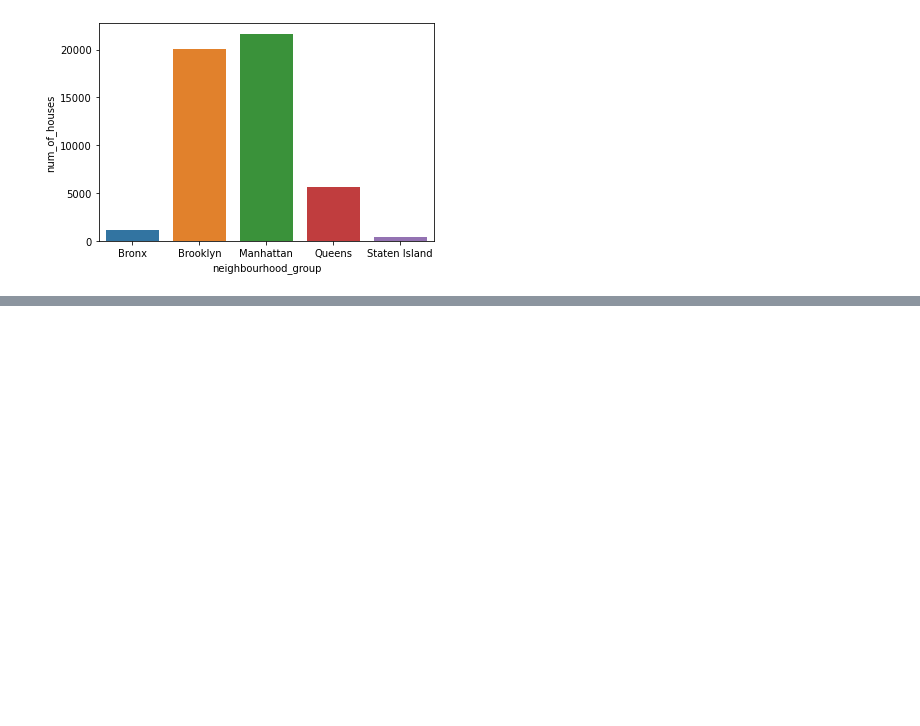
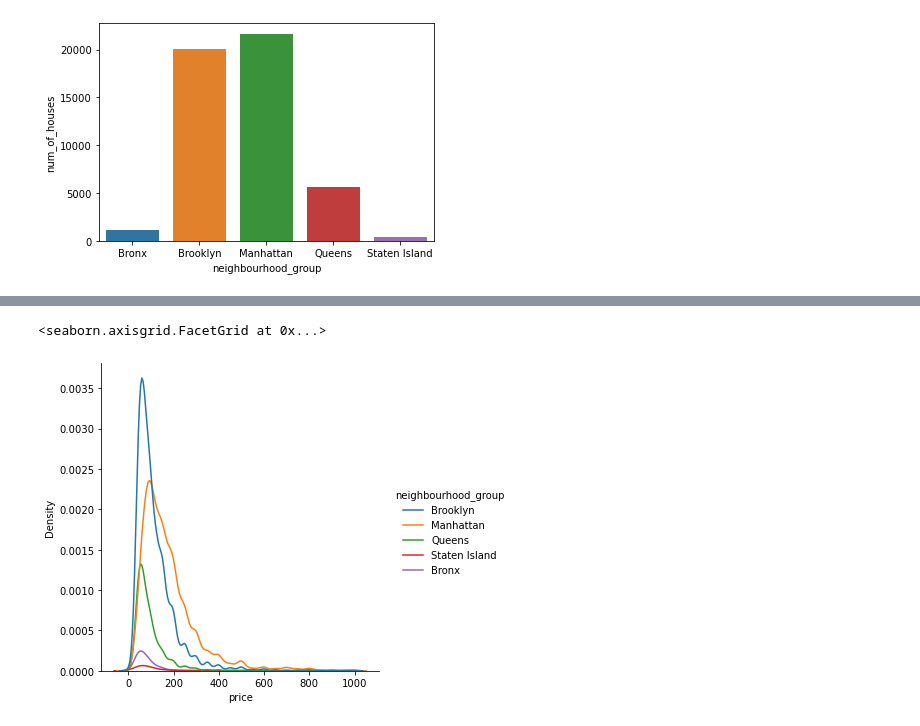
Before and after one commit to imnikhilanand/NYC-AirBNB-Open-Data-Analysis, a Jupyter notebook: notebooks/EDA.ipynb, the cells around one changed output, grey strips where cells are left out. Saved outputs shown, nothing was run; the diff lists cells and outputs as text; code cells hidden in the pictures; blank space fills up the shorter version.

```diff
--- a/notebooks/EDA.ipynb
+++ b/notebooks/EDA.ipynb
@@ -101,0 +126,7 @@ house_per_neighborhood.head()
+# %%
+# check the variation in price using distribution plot neighborhood wise within $1000
+bnb_price = data.query("price<1000")
+sns.displot(bnb_price, x='price', hue="neighbourhood_group", kind='kde')
+# %% [output]
+<seaborn.axisgrid.FacetGrid at 0x...>
+[figure, added]
```
Also changed, not shown: parts of 12 cells of this notebook, 2 other files.
